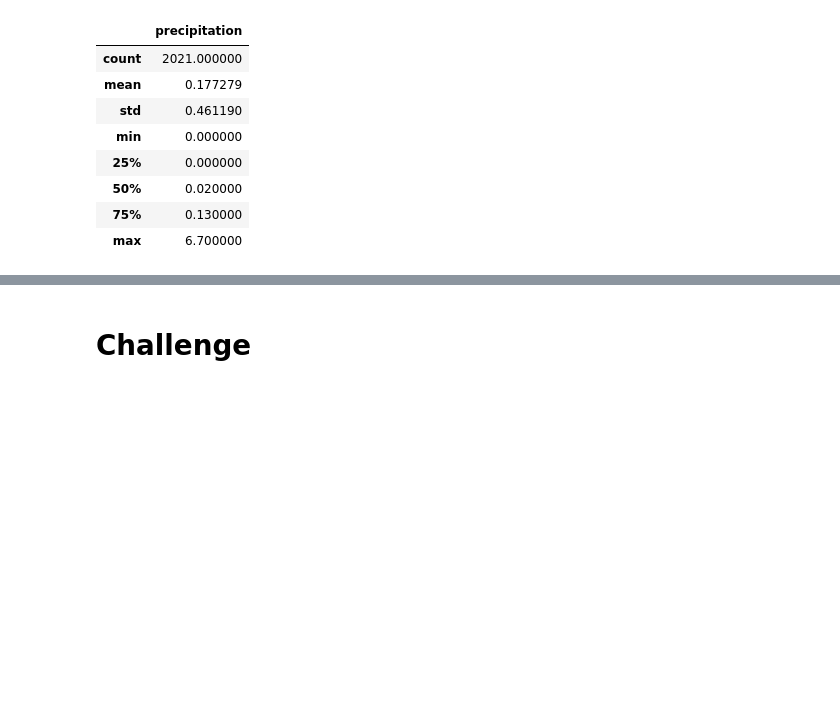
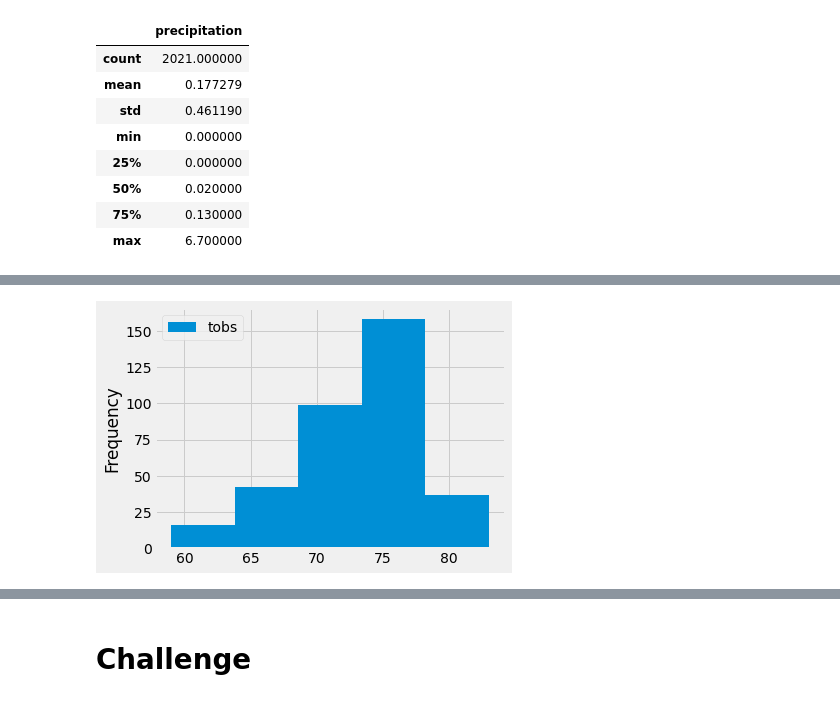
Before and after one commit to nikki4944/Surfs_Up, a Jupyter notebook: climate_analysis.ipynb, the cells around one changed output, grey strips where cells are left out. Drawn from its saved outputs; the diff is of its cells as text; code cells hidden in the pictures; blank space fills up the shorter version.

```diff
--- a/climate_analysis.ipynb
+++ b/climate_analysis.ipynb
@@ -82,0 +132,6 @@ df.describe()
+# %%
+#Skill drill 5 bins
+df.plot.hist(bins=5)
+plt.tight_layout()
+# %% [output]
+[figure, added]
```
Also changed, not shown: parts of 7 cells of this notebook.
